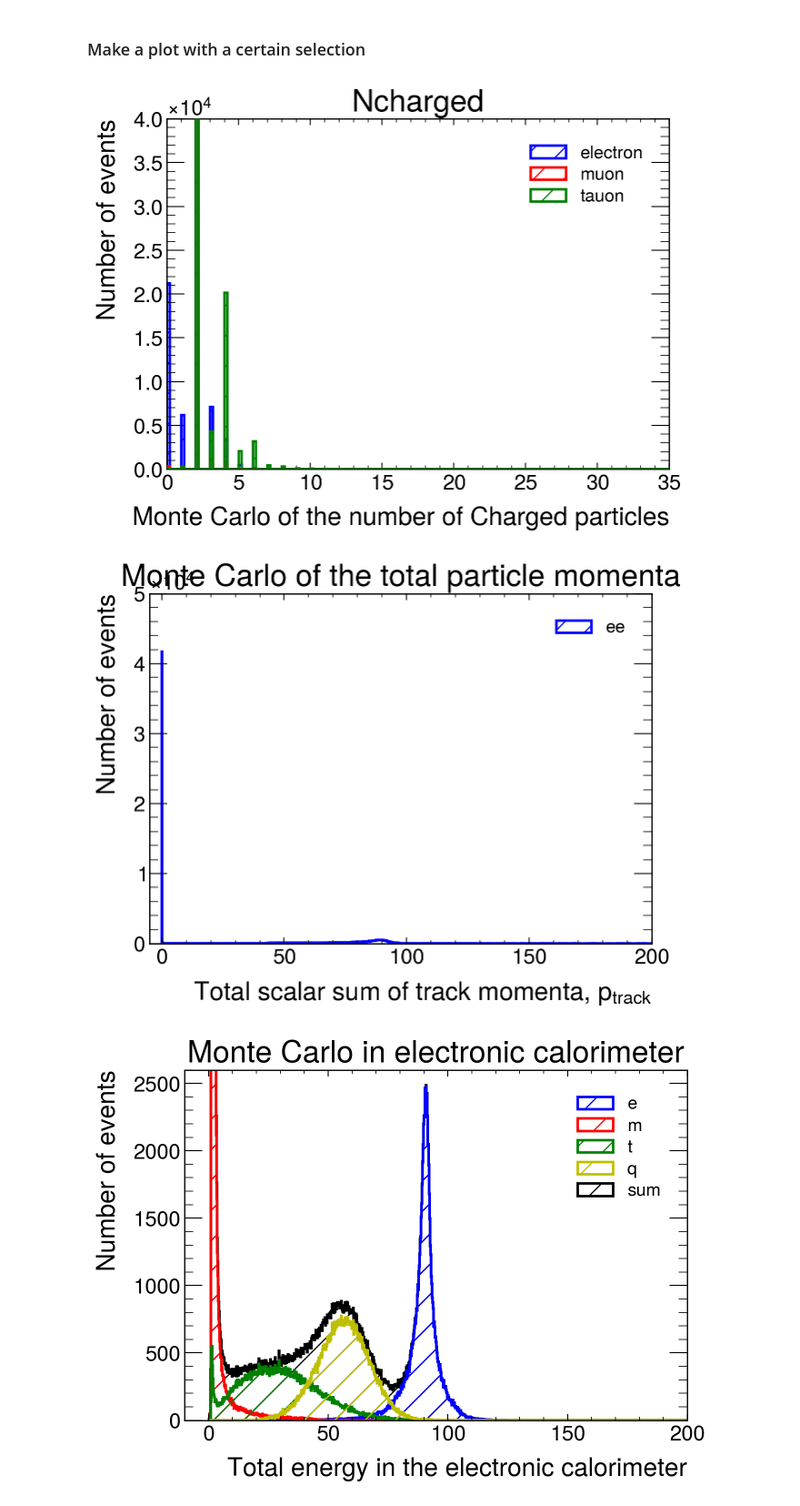
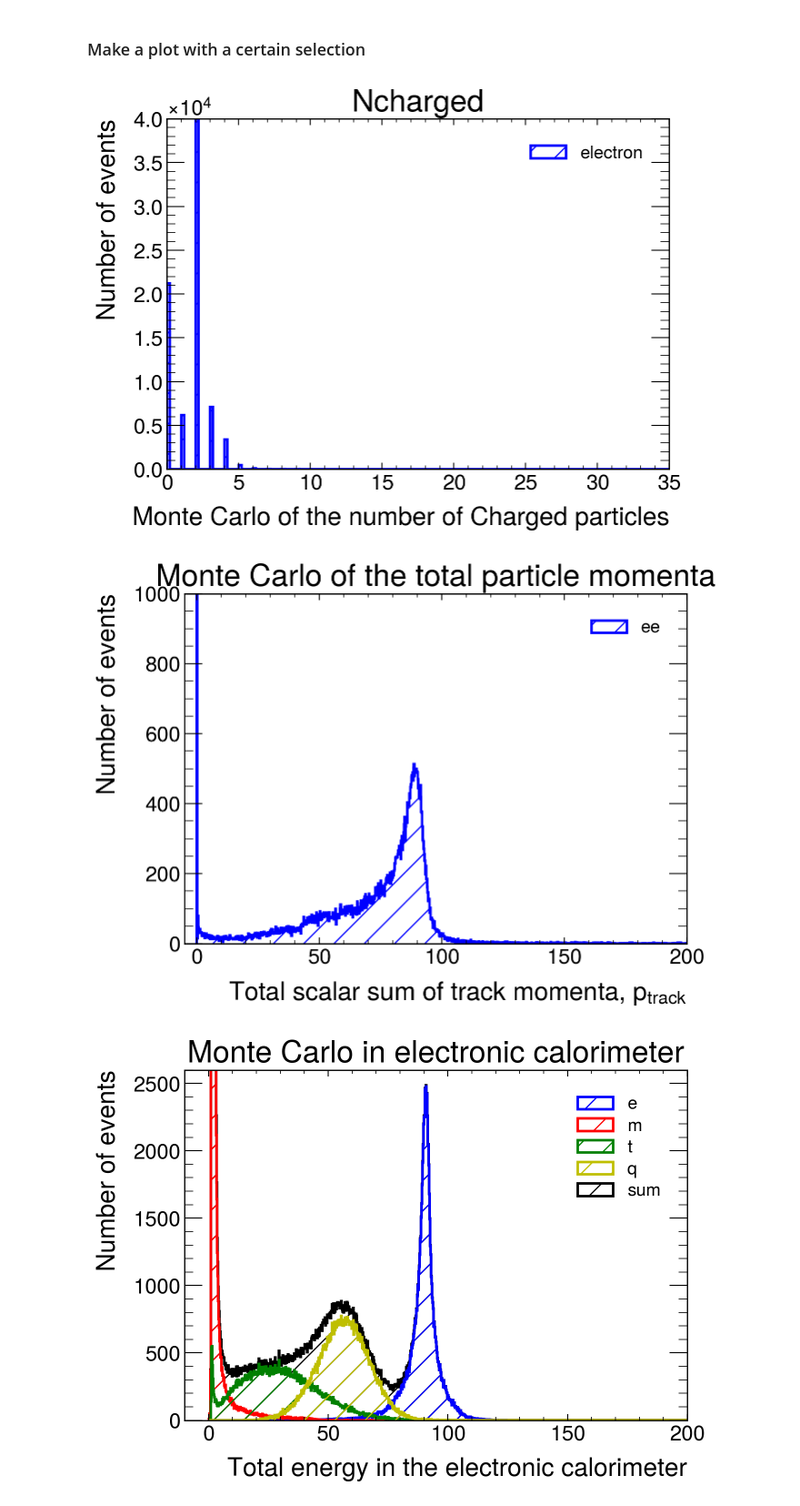
Before and after one commit to lukasg96/z0-precisionmeasurement, a Jupyter notebook: z0_experiment.ipynb, the cells around one changed output. Shown at 91% size. Cells and saved outputs as stored; diff of their text form; code cells hidden in the pictures.

```diff
--- a/z0_experiment.ipynb
+++ b/z0_experiment.ipynb
@@ -158,8 +158,8 @@ plt.figure(figsize=(7,5))
 #bin_content, bin_edges, _ = plt.hist(pchar[mymask], bins=1000, range=(0.,200.), histtype='step',  linewidth=2, edgecolor='b', hatch='/', label='Pcharged')
 
 bin_content, bin_edges, _ = plt.hist(nchares[0], bins=1000, range=(0.,200.), histtype='step',  linewidth=2, edgecolor='b', hatch='/', label='electron', zorder=2)
-bin_content, bin_edges, _ = plt.hist(nchares[1], bins=1000, range=(0.,200.), histtype='step',  linewidth=2, edgecolor='r', hatch='/', label='muon', zorder=3)
-bin_content, bin_edges, _ = plt.hist(nchares[2], bins=1000, range=(0.,200.), histtype='step',  linewidth=2, edgecolor='g', hatch='/', label='tauon', zorder=5)
+#bin_content, bin_edges, _ = plt.hist(nchares[1], bins=1000, range=(0.,200.), histtype='step',  linewidth=2, edgecolor='r', hatch='/', label='muon', zorder=3)
+#bin_content, bin_edges, _ = plt.hist(nchares[2], bins=1000, range=(0.,200.), histtype='step',  linewidth=2, edgecolor='g', hatch='/', label='tauon', zorder=5)
 #bin_content, bin_edges, _ = plt.hist(nchares[3], bins=1000, range=(0.,200.), histtype='step',  linewidth=2, edgecolor='y', hatch='/', label='hadronic', zorder=4)
 #bin_content, bin_edges, _ = plt.hist(nchares[4], bins=1000, range=(0.,200.), histtype='step',  linewidth=2, edgecolor='black', hatch='/', label='sum', zorder=1)
 
@@ -183,41 +183,41 @@ plt.xlabel('Monte Carlo of the number of Charged particles')
 plt.ylabel('Number of events')
 plt.show()
 # %% [output]
-[figure, old version]
+[figure, new version]
 # %%
 plt.style.use(mplhep.style.ATLAS) # You can load ATLAS/CMS/ALICE plot style
 plt.figure(figsize=(7,5))
 
 #bin_content, bin_edges, _ = plt.hist(pchar[mymask], bins=1000, range=(0.,200.), histtype='step',  linewidth=2, edgecolor='b', hatch='/', label='Pcharged')
 
 bin_content, bin_edges, _ = plt.hist(pchares[0], bins=1000, range=(0.,200.), histtype='step',  linewidth=2, edgecolor='b', hatch='/', label='ee')
 #bin_content, bin_edges, _ = plt.hist(pchares[1], bins=1000, range=(0.,200.), histtype='step',  linewidth=2, edgecolor='r', hatch='/', label='mm')
 #bin_content, bin_edges, _ = plt.hist(pchares[2], bins=1000, range=(0.,200), histtype='step',  linewidth=2, edgecolor='g', hatch='/', label='tt')
 #bin_content, bin_edges, _ = plt.hist(pchares[3], bins=1000, range=(0.,200.), histtype='step',  linewidth=2, edgecolor='y', hatch='/', label='qq')
 #bin_content, bin_edges, _ = plt.hist(pchares[4], bins=1000, range=(0.,200.), histtype='step',  linewidth=2, edgecolor='black', hatch='/', label='sum', zorder=1)
 
 
 mid = 0.5*(bin_edges[1:] + bin_edges[:-1]) #Calculate midpoint of the bars
 
 error_sizes = np.sqrt(bin_content)
 
 #plt.errorbar(mid, bin_content, yerr=error_sizes, fmt='none', label='Errors')
 ### When producing an histogram, you can store the bin content and the edges of the bins in
 ###'bin_content', and 'bin_edges'
 #print(bin_content)
 #print(bin_edges)
 
 ### Show the plot on screen
 plt.legend()
 plt.title('Monte Carlo of the total particle momenta')
 #plt.xlim(-5,130.)
 plt.xlim(-5,200)
-plt.ylim(0,0.5e5)
+plt.ylim(0,1e3)
 plt.xlabel('Total scalar sum of track momenta, $p_{track}$')
 plt.ylabel('Number of events')
 plt.show()
 # %% [output]
-[figure, old version]
+[figure, new version]
 # %%
 plt.style.use(mplhep.style.ATLAS) # You can load ATLAS/CMS/ALICE plot style
 plt.figure(figsize=(7,5))
```
Also changed, not shown: parts of 19 cells of this notebook.
